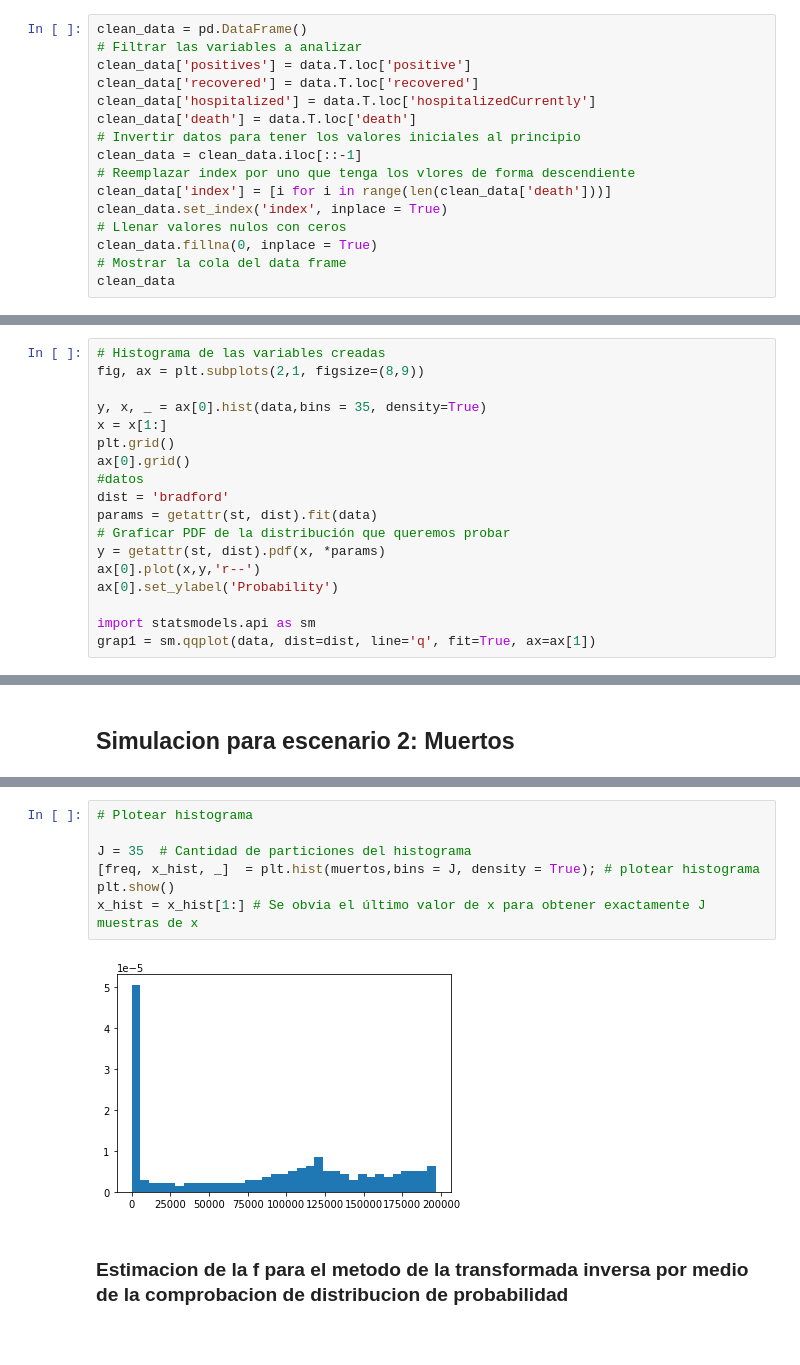
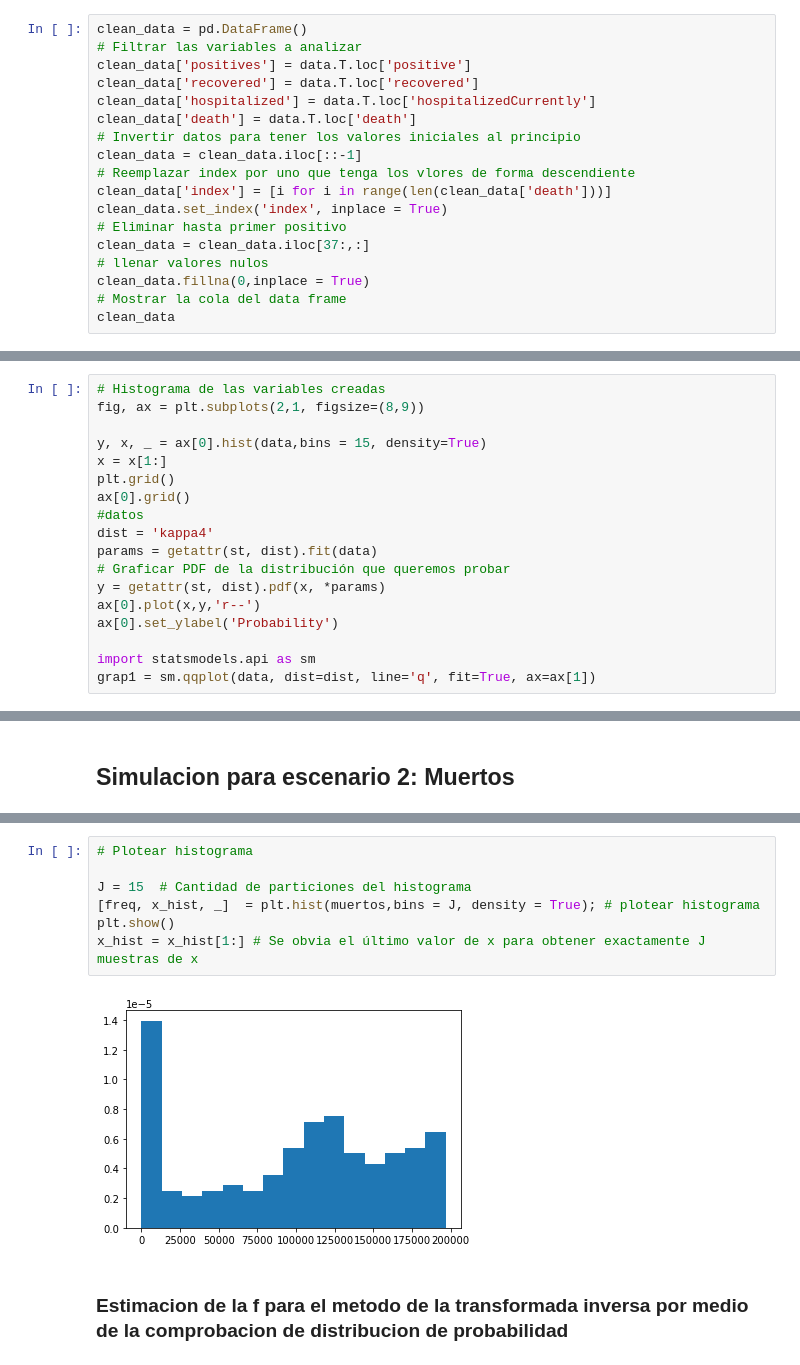
Before and after one commit to nicoglez/Proyecto-COVID-19-SPF, a Jupyter notebook: PROYECTO-SPF-SNGonzalez-DGomez.ipynb, the cells around one changed output, grey strips where cells are left out. Saved outputs shown, nothing was run; the diff lists cells and outputs as text.

```diff
--- a/PROYECTO-SPF-SNGonzalez-DGomez.ipynb
+++ b/PROYECTO-SPF-SNGonzalez-DGomez.ipynb
@@ -101,8 +101,10 @@ clean_data = clean_data.iloc[::-1]
 # Reemplazar index por uno que tenga los vlores de forma descendiente
 clean_data['index'] = [i for i in range(len(clean_data['death']))]
 clean_data.set_index('index', inplace = True)
-# Llenar valores nulos con ceros
-clean_data.fillna(0, inplace = True)
+# Eliminar hasta primer positivo
+clean_data = clean_data.iloc[37:,:]
+# llenar valores nulos
+clean_data.fillna(0,inplace = True)
 # Mostrar la cola del data frame
 clean_data
 # %% [output]
@@ -214,12 +233,12 @@ Se acepta H0 debido a que $\chi^2 < \chi^2_{1-\alpha,m}$, por lo tanto, no se pu
 # Histograma de las variables creadas
 fig, ax = plt.subplots(2,1, figsize=(8,9))
 
-y, x, _ = ax[0].hist(data,bins = 35, density=True)
+y, x, _ = ax[0].hist(data,bins = 15, density=True)
 x = x[1:]
 plt.grid()
 ax[0].grid()
 #datos
-dist = 'bradford'
+dist = 'kappa4'
 params = getattr(st, dist).fit(data)
 # Graficar PDF de la distribución que queremos probar
 y = getattr(st, dist).pdf(x, *params)
@@ -400,11 +440,11 @@ muertos = clean_data['death']
 # %%
 # Plotear histograma
 
-J = 35  # Cantidad de particiones del histograma
+J = 15  # Cantidad de particiones del histograma
 [freq, x_hist, _]  = plt.hist(muertos,bins = J, density = True); # plotear histograma
 plt.show()
 x_hist = x_hist[1:] # Se obvia el último valor de x para obtener exactamente J muestras de x
 # %% [output]
-[figure, old version]
+[figure, new version]
 # %% [markdown]
 ### Estimacion de la f para el metodo de la transformada inversa por medio de la comprobacion de distribucion de probabilidad
```
Also changed, not shown: parts of 36 cells of this notebook.
